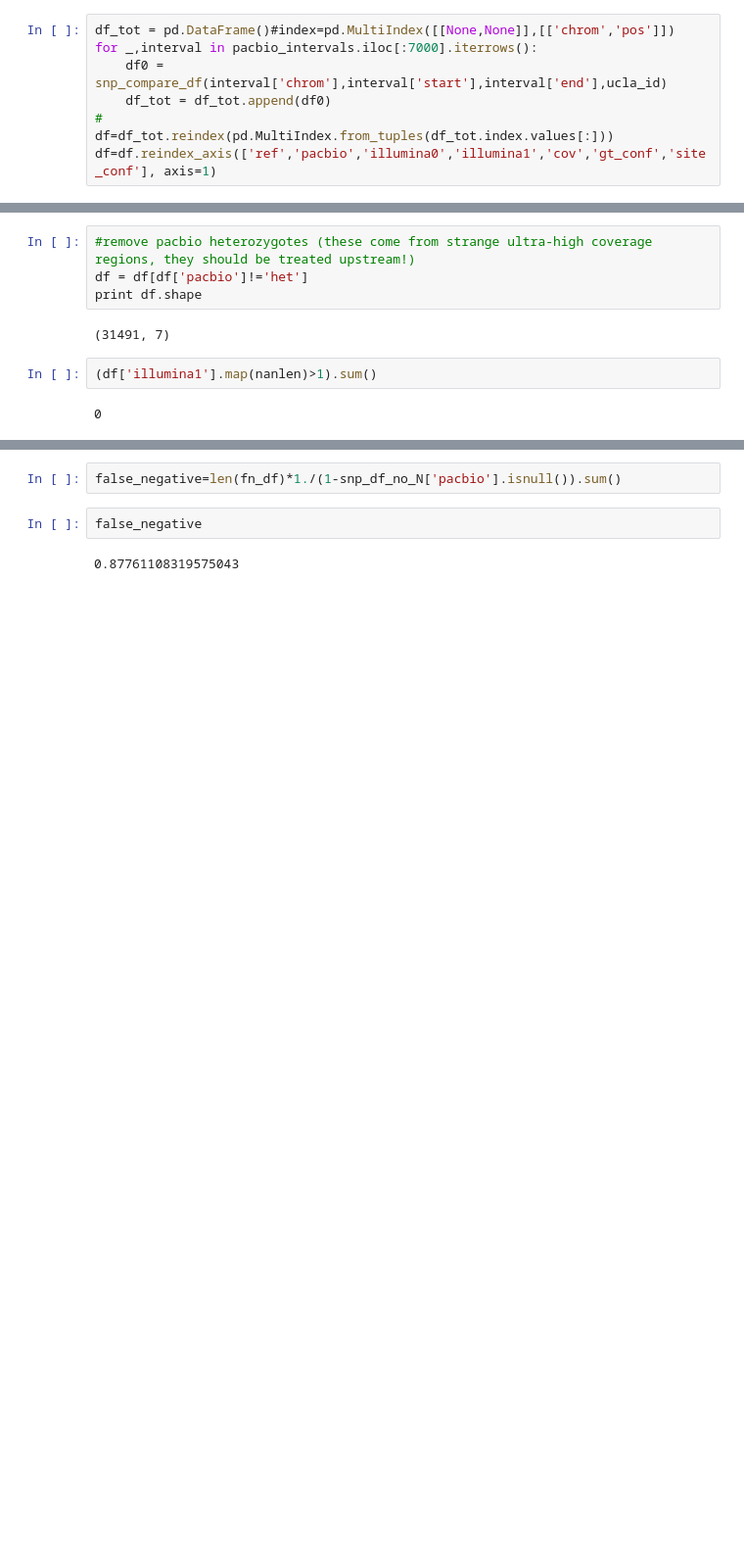
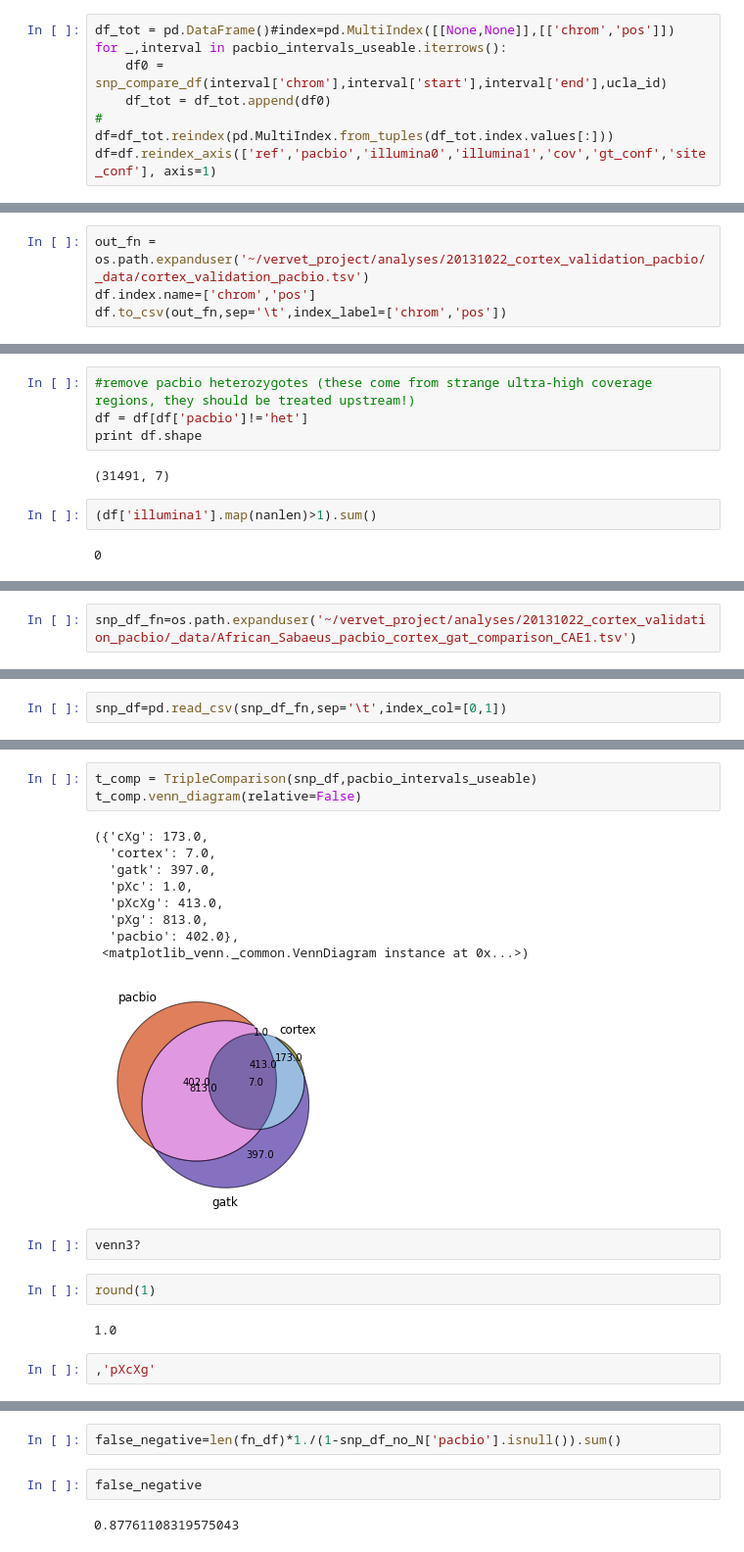
Before and after one commit to peterdfields/hs_vervet, a Jupyter notebook: notebooks/error_check_cortex_african_sabaeus.ipynb, the cells around one changed output, grey strips where cells are left out. Shown: that part at 98% size. Saved outputs shown, nothing was run; the diff lists cells and outputs as text; blank space fills up the shorter version.

```diff
--- a/notebooks/error_check_cortex_african_sabaeus.ipynb
+++ b/notebooks/error_check_cortex_african_sabaeus.ipynb
@@ -177,6 +212,6 @@ def snp_compare_df(chrom,start,end,ucla_id):
 # %%
 df_tot = pd.DataFrame()#index=pd.MultiIndex([[None,None]],[['chrom','pos']])
-for _,interval in pacbio_intervals.iloc[:7000].iterrows():
+for _,interval in pacbio_intervals_useable.iterrows():
     df0 = snp_compare_df(interval['chrom'],interval['start'],interval['end'],ucla_id)
     df_tot = df_tot.append(df0)
 #
@@ -243,3 +226,7 @@ df.iloc[:50]
+# %%
+out_fn = os.path.expanduser('~/vervet_project/analyses/20131022_cortex_validation_pacbio/_data/cortex_validation_pacbio.tsv')
+df.index.name=['chrom','pos']
+df.to_csv(out_fn,sep='\t',index_label=['chrom','pos'])
 # %%
 print df.shape
 # %% [output]
@@ -279,0 +286,2 @@ no Ns: (30592, 7)
+# %%
+snp_df_fn=os.path.expanduser('~/vervet_project/analyses/20131022_cortex_validation_pacbio/_data/African_Sabaeus_pacbio_cortex_gat_comparison_CAE1.tsv')
@@ -279,0 +292,2 @@ no Ns: (30592, 7)
+# %%
+snp_df=pd.read_csv(snp_df_fn,sep='\t',index_col=[0,1])
@@ -279,0 +341,21 @@ no Ns: (30592, 7)
+# %%
+t_comp = TripleComparison(snp_df,pacbio_intervals_useable)
+t_comp.venn_diagram(relative=False)
+# %% [output]
+({'cXg': 173.0,
+  'cortex': 7.0,
+  'gatk': 397.0,
+  'pXc': 1.0,
+  'pXcXg': 413.0,
+  'pXg': 813.0,
+  'pacbio': 402.0},
+ <matplotlib_venn._common.VennDiagram instance at 0x...>)
+[figure, added]
+# %%
+venn3?
+# %%
+round(1)
+# %% [output]
+1.0
+# %%
+,'pXcXg'
```
Also changed, not shown: parts of 42 cells of this notebook, 5 other files.
